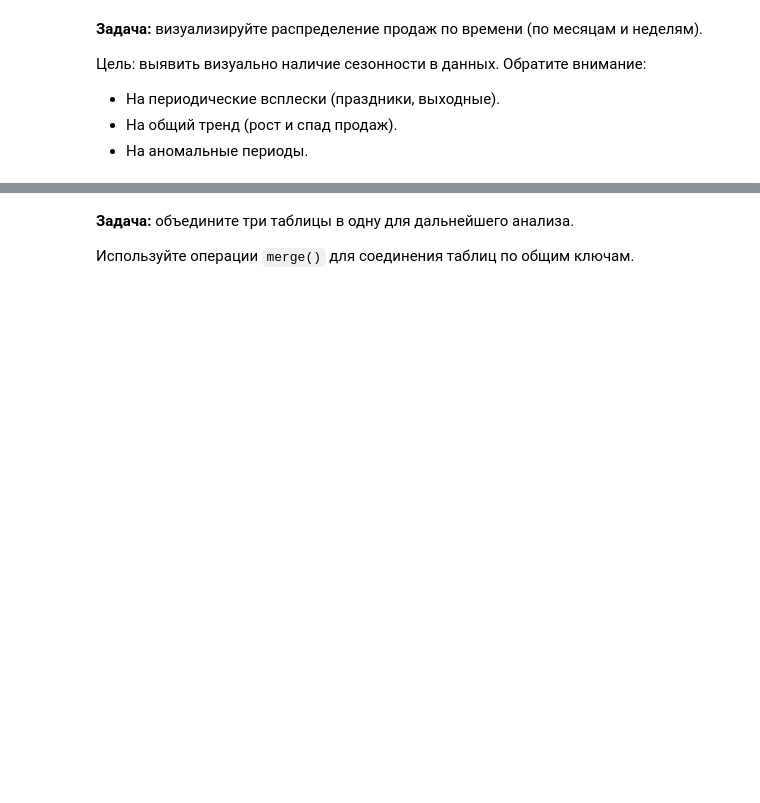
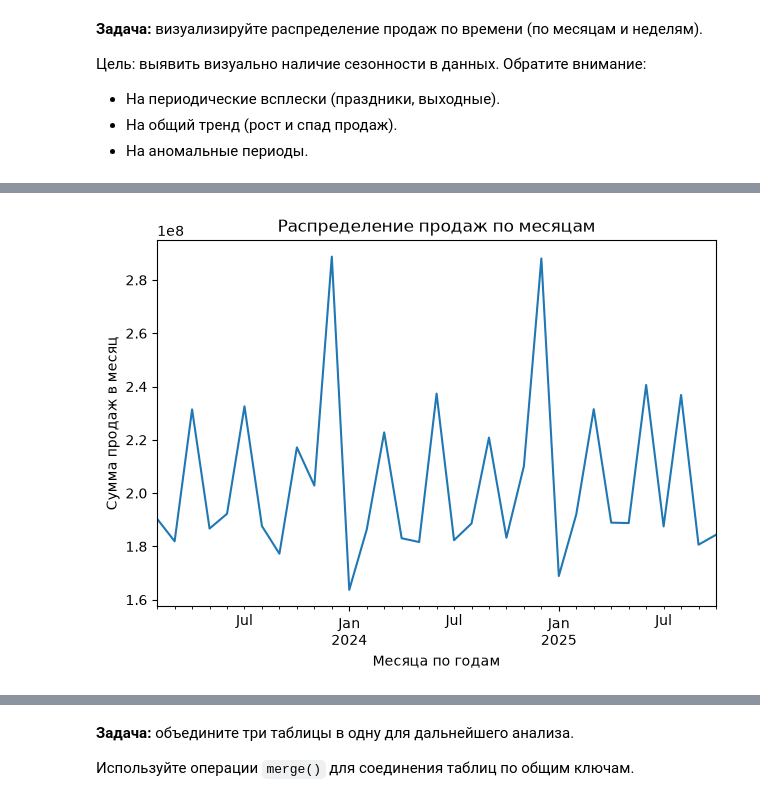
Before and after one commit to AnnaTN/darkstore-ml-airflow-pipeline, a Jupyter notebook: main_notebook.ipynb, the cells around one changed output, grey strips where cells are left out. Saved outputs shown, nothing was run; the diff lists cells and outputs as text; code cells hidden in the pictures; blank space fills up the shorter version.

```diff
--- a/main_notebook.ipynb
+++ b/main_notebook.ipynb
@@ -95,0 +289,9 @@ RANDOM_STATE = 42
+# %%
+sales_sum_month = df_sales.groupby(df_sales['date'].dt.to_period('M'))['weekly_sales'].sum()
+# %%
+sales_sum_month.plot(title='Распределение продаж по месяцам',
+                     xlabel='Месяца по годам',
+                     ylabel='Сумма продаж в месяц')
+plt.tight_layout()
+# %% [output]
+[figure, added]
```
Also changed, not shown: parts of 106 cells of this notebook, 1 other file.
